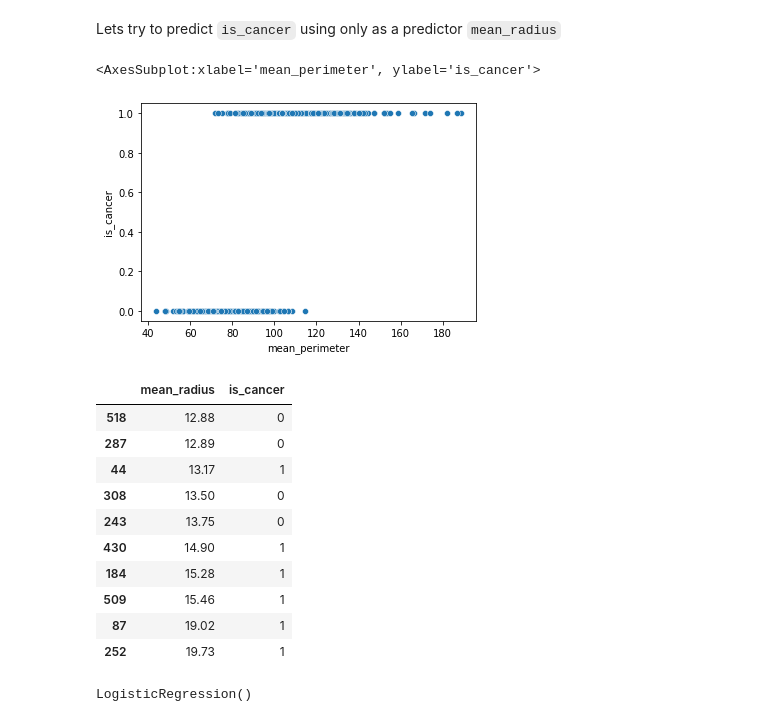
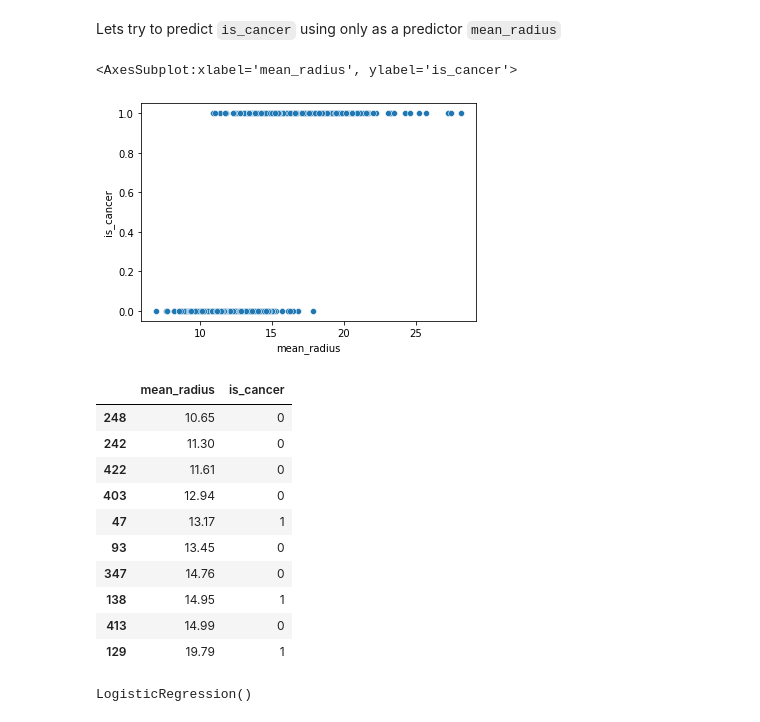
Before and after one commit to sheriffff/teaching-ironhack-data-madrid-2020, a Jupyter notebook: week_07/03-classification.ipynb, the cells around one changed output. Drawn from its saved outputs; the diff is of its cells as text; code cells hidden in the pictures.

```diff
--- a/week_07/03-classification.ipynb
+++ b/week_07/03-classification.ipynb
@@ -55,5 +46,3 @@ I do not like spaces in column names...
-# %%
-df.columns = [col.replace(" ", "_") for col in df.columns]
 # %%
 df.columns
 # %% [output]
@@ -116,26 +105,26 @@ Logistic regression:
 # %% [markdown]
 Lets try to predict `is_cancer` using only as a predictor `mean_radius`
 # %%
-sns.scatterplot(x=df.mean_perimeter, y=df.is_cancer)
+sns.scatterplot(x=df.mean_radius, y=df.is_cancer)
 # %% [output]
-<AxesSubplot:xlabel='mean_perimeter', ylabel='is_cancer'>
+<AxesSubplot:xlabel='mean_radius', ylabel='is_cancer'>
-[figure, old version]
+[figure, new version]
 # %%
 df2 = df[["mean_radius", "is_cancer"]]
 # %%
 df2.sample(10).sort_values("mean_radius")
 # %% [output]
 |  | mean_radius | is_cancer |
-| 518 | 12.88 | 0 |
-| 287 | 12.89 | 0 |
-| 44 | 13.17 | 1 |
-| 308 | 13.50 | 0 |
-| 243 | 13.75 | 0 |
-| 430 | 14.90 | 1 |
-| 184 | 15.28 | 1 |
-| 509 | 15.46 | 1 |
-| 87 | 19.02 | 1 |
-| 252 | 19.73 | 1 |
+| 248 | 10.65 | 0 |
+| 242 | 11.30 | 0 |
+| 422 | 11.61 | 0 |
+| 403 | 12.94 | 0 |
+| 47 | 13.17 | 1 |
+| 93 | 13.45 | 0 |
+| 347 | 14.76 | 0 |
+| 138 | 14.95 | 1 |
+| 413 | 14.99 | 0 |
+| 129 | 19.79 | 1 |
 # %%
 from sklearn.linear_model import LogisticRegression
 # %%
```
Also changed, not shown: parts of 25 cells of this notebook.
